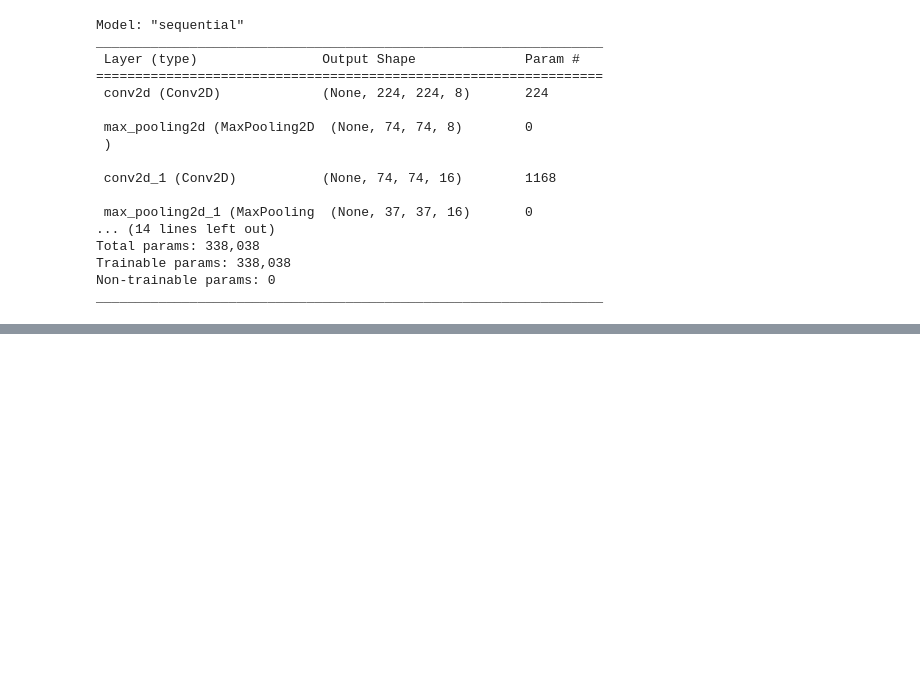
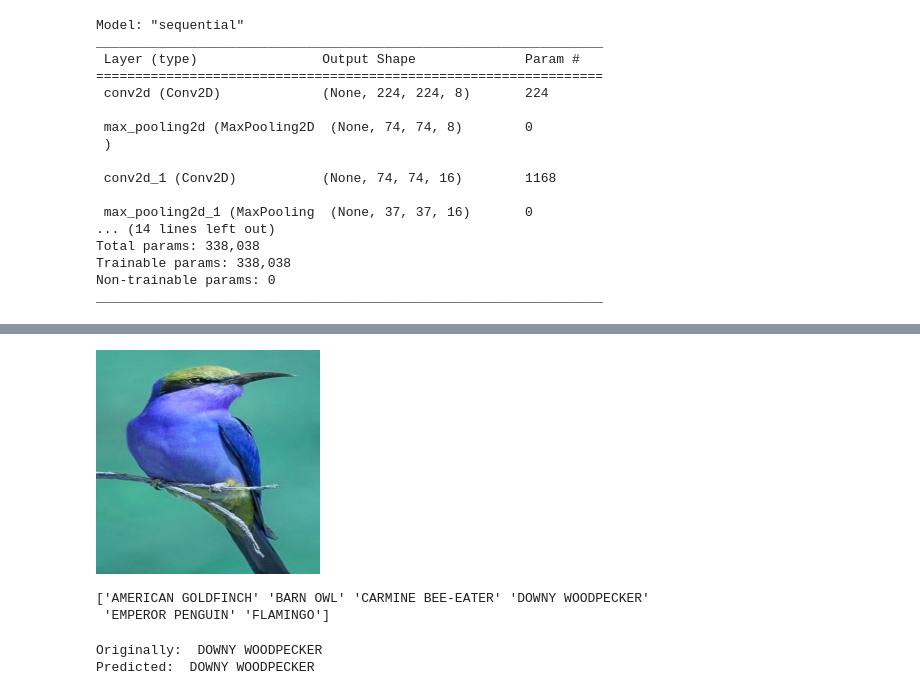
Before and after one commit to rohandawar/-daysforcoding, a Jupyter notebook: BirdSpeciesPrediction.ipynb, the cells around one changed output, grey strips where cells are left out. Cells and saved outputs as stored; diff of their text form; code cells hidden in the pictures; blank space fills up the shorter version.

```diff
--- a/BirdSpeciesPrediction.ipynb
+++ b/BirdSpeciesPrediction.ipynb
@@ -212,0 +249,18 @@ model.save('/content/drive/MyDrive/Model/BirdSpeciesPredcition/bird_model.h5')
+# %%
+# Plotting image to compare
+img = array_to_img(x_test[3])
+img
+# %% [output]
+[figure, added]
+# %%
+labels = lb.classes_
+print(labels)
+# %% [output]
+['AMERICAN GOLDFINCH' 'BARN OWL' 'CARMINE BEE-EATER' 'DOWNY WOODPECKER'
+ 'EMPEROR PENGUIN' 'FLAMINGO']
+# %%
+print('Originally: ', labels[np.argmax(y_test[5])])
+print('Predicted: ', labels[np.argmax(y_pred[5])])
+# %% [output]
+Originally:  DOWNY WOODPECKER
+Predicted:  DOWNY WOODPECKER
```
Also changed, not shown: parts of 6 cells of this notebook.
